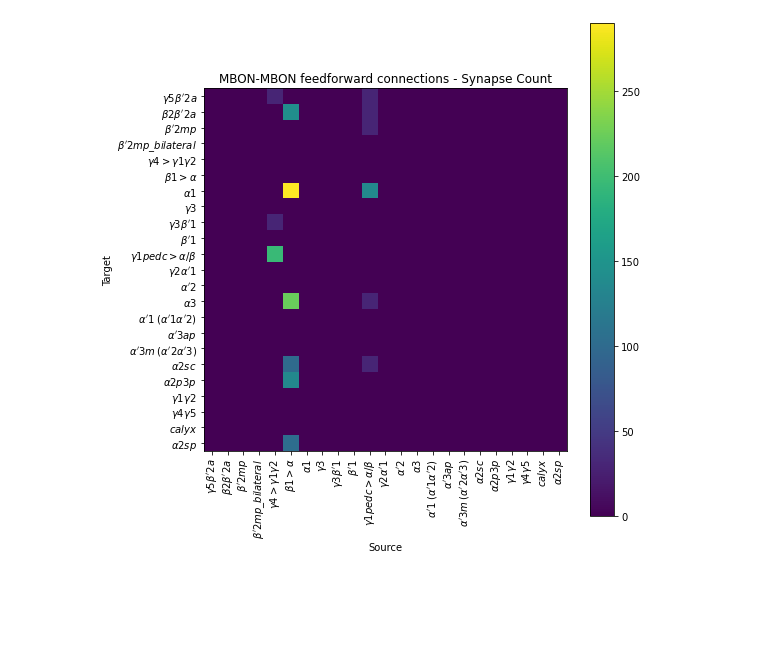
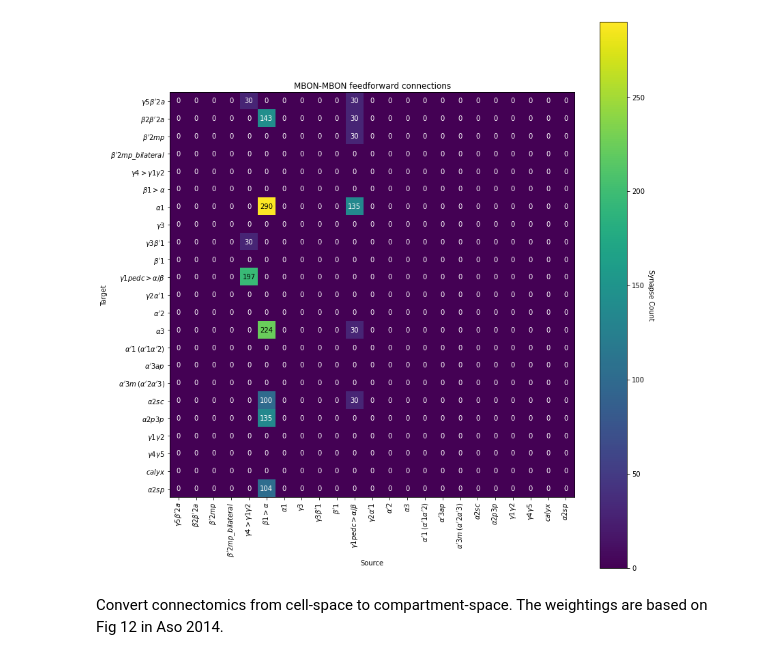
Before and after one commit to Jake-Jay/mushroom-body-models, a Jupyter notebook: notebooks/connectomics.ipynb, the cells around one changed output. Saved outputs shown, nothing was run; the diff lists cells and outputs as text; code cells hidden in the pictures; blank space fills up the shorter version.

Commit message:
Cnnvert connectomics

```diff
--- a/notebooks/connectomics.ipynb
+++ b/notebooks/connectomics.ipynb
@@ -40,0 +36,25 @@ W = np.zeros([23,23])
+# %%
+def plot_matrix(matrix, labels, title, cbar_title, size=[8,8]):
+    fig, ax = plt.subplots(figsize=size)
+    im = ax.imshow(matrix)
+
+
+    plt.yticks(range(len(labels)), labels)
+    plt.xticks(range(len(labels)), labels, rotation=90)
+    plt.title(title)
+    plt.xlabel('Source')
+    plt.ylabel('Target')
+
+    # Loop over data dimensions and create text annotations.
+    for i in range(len(labels)):
+        for j in range(len(labels)):
+            col = 'white' if matrix[i, j] < matrix.max()/2 else 'black'
+            text = ax.text(j, i, int(matrix[i, j]),
+                           ha="center", va="center", color=col)
+
+    # Create colorbar
+    cbar = ax.figure.colorbar(im, ax=ax)
+    cbar.ax.set_ylabel(cbar_title, rotation=-90, va="bottom")
+
+    plt.tight_layout()
+    plt.show()
@@ -59,16 +86,7 @@ W[10, 6] = 135
 W[10, 1] = 30 # not given
 W[10, 2] = 30 # not given
 W[10, 0] = 30 # not given
-# %%
-plt.figure(figsize=[8,8])
-plt.imshow(W.T, cmap='viridis')
-plt.colorbar()
-plt.yticks(range(23), mbon_types_greek)
-plt.xticks(range(23), mbon_types_greek, rotation=90)
-plt.title('MBON-MBON feedforward connections - Synapse Count')
-plt.xlabel('Source')
-plt.ylabel('Target')
-plt.tight_layout()
-plt.show()
-# %% [output]
-[figure, removed]
+# %%
+plot_matrix(W.T, mbon_types_greek, 'MBON-MBON feedforward connections', 'Synapse Count', size=[12,12])
+# %% [output]
+[figure, added]
@@ -74,0 +101,2 @@ plt.show()
+# %% [markdown]
+Convert connectomics from cell-space to compartment-space. The weightings are based on Fig 12 in Aso 2014.
```
Also changed, not shown: parts of 13 cells of this notebook, 1 other file.
